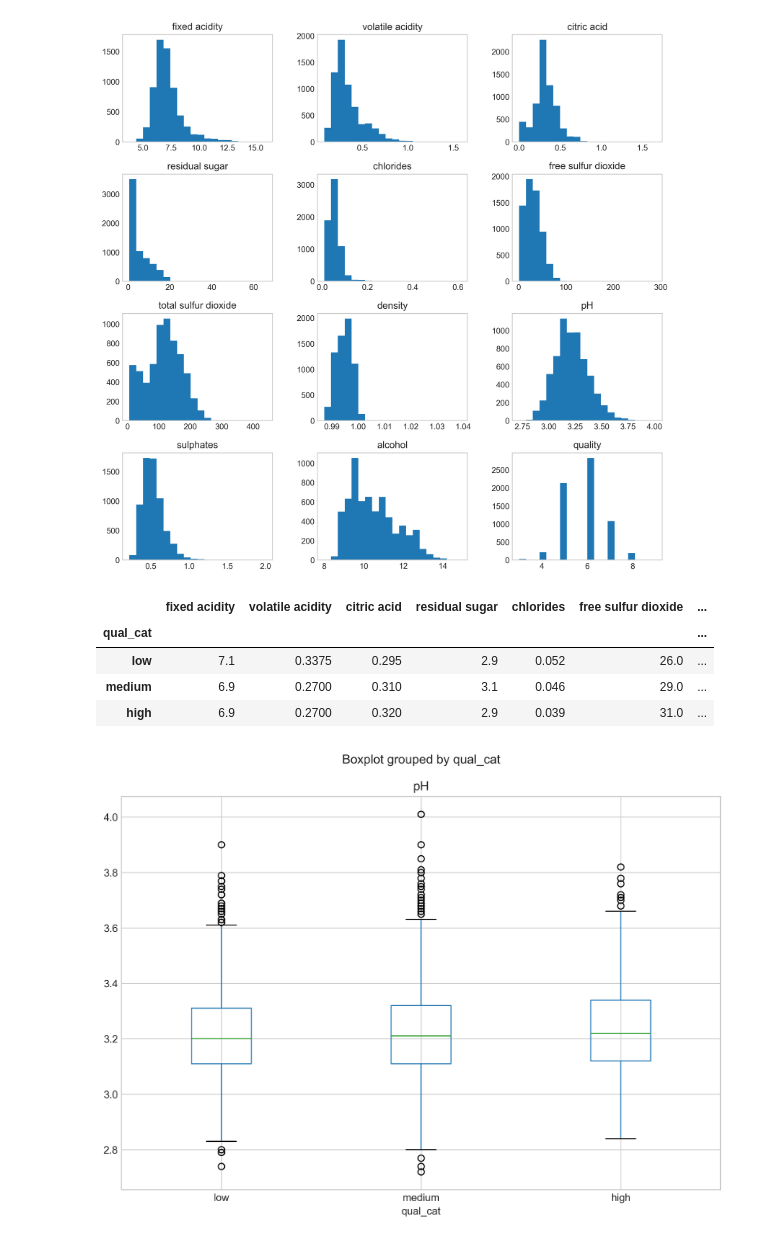
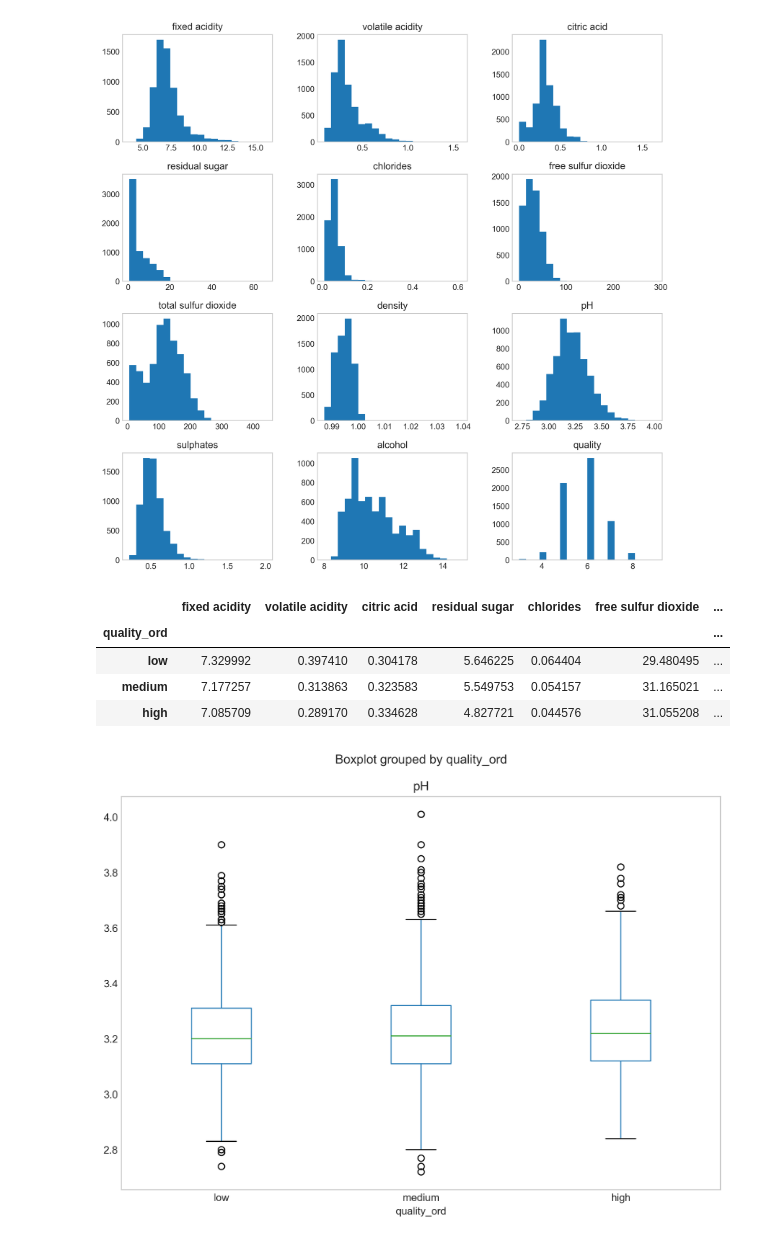
Before and after one commit to derevirn/hypothesis-test, a Jupyter notebook: hypothesis.ipynb, the cells around one changed output. Cells and saved outputs as stored; diff of their text form; code cells hidden in the pictures.

```diff
--- a/hypothesis.ipynb
+++ b/hypothesis.ipynb
@@ -1,5 +1,4 @@
 # %%
-import numpy as np
 import pandas as pd
 import pingouin as pg
 import matplotlib.pyplot as plt
@@ -7,8 +6,7 @@ import matplotlib as mpl
 import seaborn as sns
 mpl.rcParams['figure.dpi'] = 300
 plt.style.use('seaborn-whitegrid')
+
+df = pd.read_csv('data/wine.csv')
+df['quality_ord'] = pd.cut(df['quality'], bins = [0, 5, 6, 9],
+       labels = ['low', 'medium', 'high'])
-# %%
-df = pd.read_csv('data/wine.csv')
-
-df['qual_cat'] = pd.cut(df['quality'], bins = [0, 5, 6, 9],
-       labels = ['low', 'medium', 'high'])
@@ -47,20 +49,21 @@ plt.show()
 [figure]
 # %%
 dv = 'pH'
-group = 'qual_cat'
+iv = 'quality_ord'
 
-df.groupby(group).median()
+df.groupby(iv).mean()
 # %% [output]
 |  | fixed acidity | volatile acidity | citric acid | residual sugar | chlorides | free sulfur dioxide | ... |
-| qual_cat |  |  |  |  |  |  | ... |
-| low | 7.1 | 0.3375 | 0.295 | 2.9 | 0.052 | 26.0 | ... |
-| medium | 6.9 | 0.2700 | 0.310 | 3.1 | 0.046 | 29.0 | ... |
-| high | 6.9 | 0.2700 | 0.320 | 2.9 | 0.039 | 31.0 | ... |
+| quality_ord |  |  |  |  |  |  | ... |
+| low | 7.329992 | 0.397410 | 0.304178 | 5.646225 | 0.064404 | 29.480495 | ... |
+| medium | 7.177257 | 0.313863 | 0.323583 | 5.549753 | 0.054157 | 31.165021 | ... |
+| high | 7.085709 | 0.289170 | 0.334628 | 4.827721 | 0.044576 | 31.055208 | ... |
 # %%
-df.boxplot(dv, by = group, figsize = (10,7), grid = True)
+df.boxplot(column = dv, by = iv, figsize = (10,7), grid = False)
+
 plt.show()
 # %% [output]
-[figure, old version]
+[figure, new version]
 # %%
 fig, ax = plt.subplots(figsize = (10, 7))
 ax.grid(False)
```
Also changed, not shown: parts of 7 cells of this notebook.
